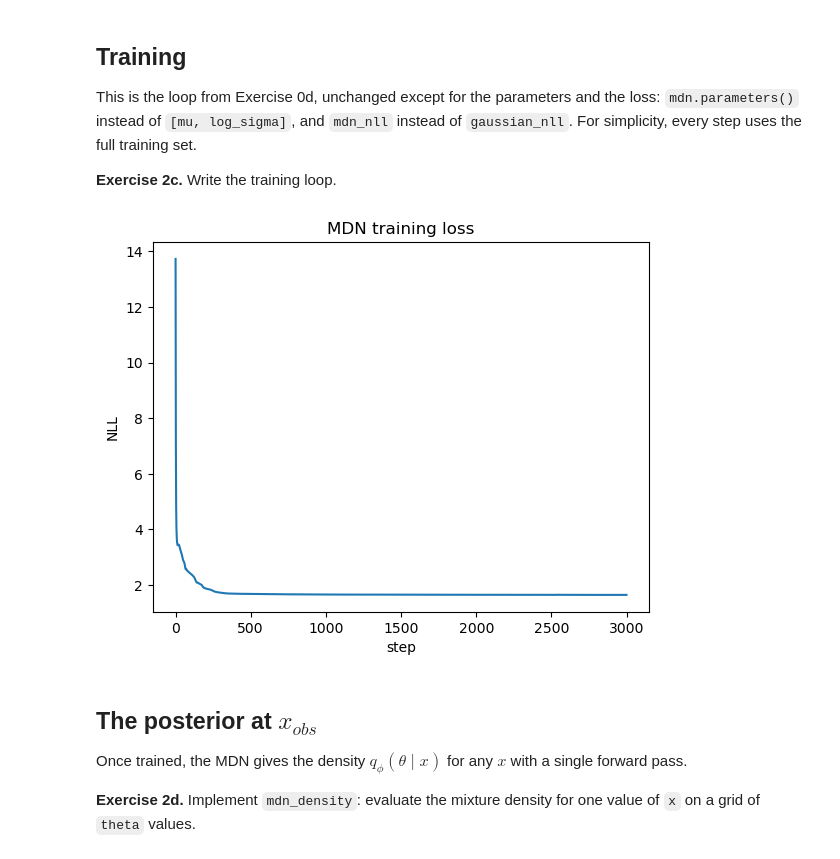
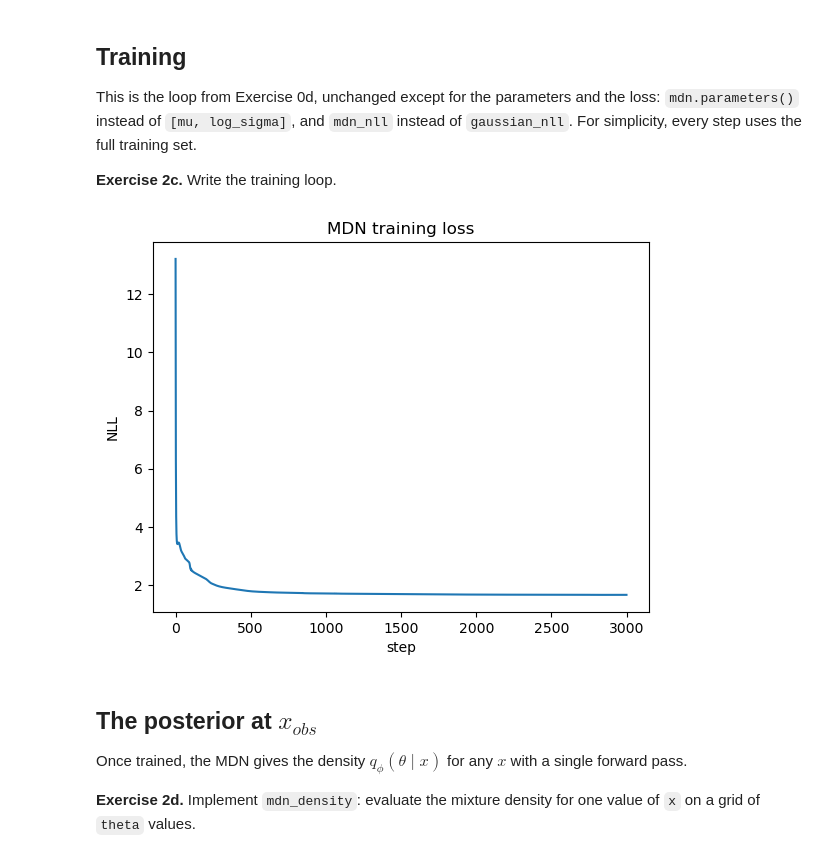
Before and after one commit to rdgao/road2sbi, a Jupyter notebook: exercises/exercise_2_mdn.ipynb, the cells around one changed output. Cells and saved outputs as stored; diff of their text form; code cells hidden in the pictures.

```diff
--- a/exercises/exercise_2_mdn.ipynb
+++ b/exercises/exercise_2_mdn.ipynb
@@ -104,17 +154,17 @@ A single Gaussian ($K = 1$) could not represent a posterior with several peaks.
 class MDN(nn.Module):
     """Mixture density network: x of shape (batch, 1) -> parameters of a K-component Gaussian mixture over theta."""
 
-    def __init__(self, n_components: int = 10, n_hidden: int = 64, x_scale: float = 10.0):
+    def __init__(self, n_components: int = 6, n_hidden: int = 64, x_scale: float = 10.0):
         super().__init__()
         self.n_components = n_components
         self.x_scale = x_scale  # x spans roughly [-20, 20]; dividing by 10 keeps the tanh units out of saturation
 
         # EXERCISE 2a (part 1): build the network.
-        #   self.body: nn.Sequential of Linear(1, n_hidden) -> Tanh -> Linear(n_hidden, n_hidden) -> Tanh
+        #   self.mlp: nn.Sequential of Linear(1, n_hidden) -> Tanh -> Linear(n_hidden, n_hidden) -> Tanh
         #   three output heads, each nn.Linear(n_hidden, n_components):
         #   self.logits_head, self.mu_head, self.log_sigma_head
         # --- SOLUTION START (remove for exercise version) ---
-        self.body = nn.Sequential(
+        self.mlp = nn.Sequential(
             nn.Linear(1, n_hidden), nn.Tanh(),
             nn.Linear(n_hidden, n_hidden), nn.Tanh(),
         )
@@ -125,17 +175,18 @@ class MDN(nn.Module):
 
     def forward(self, x: torch.Tensor) -> tuple[torch.Tensor, torch.Tensor, torch.Tensor]:
         """Returns (pi_logits, mu, log_sigma), each of shape (batch, n_components)."""
-        # EXERCISE 2a (part 2): pass x / self.x_scale through the body, then return the outputs of the three heads.
+        x_scaled = x / self.x_scale  # keeps the tanh units out of saturation; x spans roughly [-20, 20]
+        # EXERCISE 2a (part 2): pass x_scaled through self.mlp, then return the outputs of the three heads.
         # --- SOLUTION START (remove for exercise version) ---
-        h = self.body(x / self.x_scale)
+        h = self.mlp(x_scaled)
         return self.logits_head(h), self.mu_head(h), self.log_sigma_head(h)
         # --- SOLUTION END ---
 # %%
 # Sanity check
-test_model = MDN(n_components=10)
+test_model = MDN(n_components=6)
 pi_logits, mu, log_sigma = test_model(x_train_t[:7])
 for name, out in [("pi_logits", pi_logits), ("mu", mu), ("log_sigma", log_sigma)]:
-    assert out.shape == (7, 10), f"{name} should have shape (batch, n_components) = (7, 10), got {tuple(out.shape)}"
+    assert out.shape == (7, 6), f"{name} should have shape (batch, n_components) = (7, 6), got {tuple(out.shape)}"
 assert torch.allclose(torch.softmax(pi_logits, dim=-1).sum(-1), torch.ones(7)), "the softmax of the logits should sum to 1"
 print("MDN output shapes look right.")
 # %% [output]
@@ -192,29 +243,29 @@ This is the loop from Exercise 0d, unchanged except for the parameters and the l
 **Exercise 2c.** Write the training loop.
 # %%
 torch.manual_seed(SEED)
-mdn = MDN(n_components=10)
+mdn = MDN(n_components=6)
 optimizer = torch.optim.Adam(mdn.parameters(), lr=3e-3)
 
 n_steps = 3000
 losses = []
 
 for step in range(n_steps):
     # EXERCISE 2c: the same four steps as Exercise 0d, with loss = mdn_nll(mdn, theta_train_t, x_train_t).
     # --- SOLUTION START (remove for exercise version) ---
     optimizer.zero_grad()
     loss = mdn_nll(mdn, theta_train_t, x_train_t)
     loss.backward()
     optimizer.step()
     # --- SOLUTION END ---
     losses.append(loss.item())
 
 plt.plot(losses)
 plt.xlabel("step")
 plt.ylabel("NLL")
 plt.title("MDN training loss")
 plt.show()
 # %% [output]
-[figure, old version]
+[figure, new version]
 # %% [markdown]
 ## The posterior at $x_{obs}$
 
```
Also changed, not shown: parts of 5 cells of this notebook, 2 other files.
